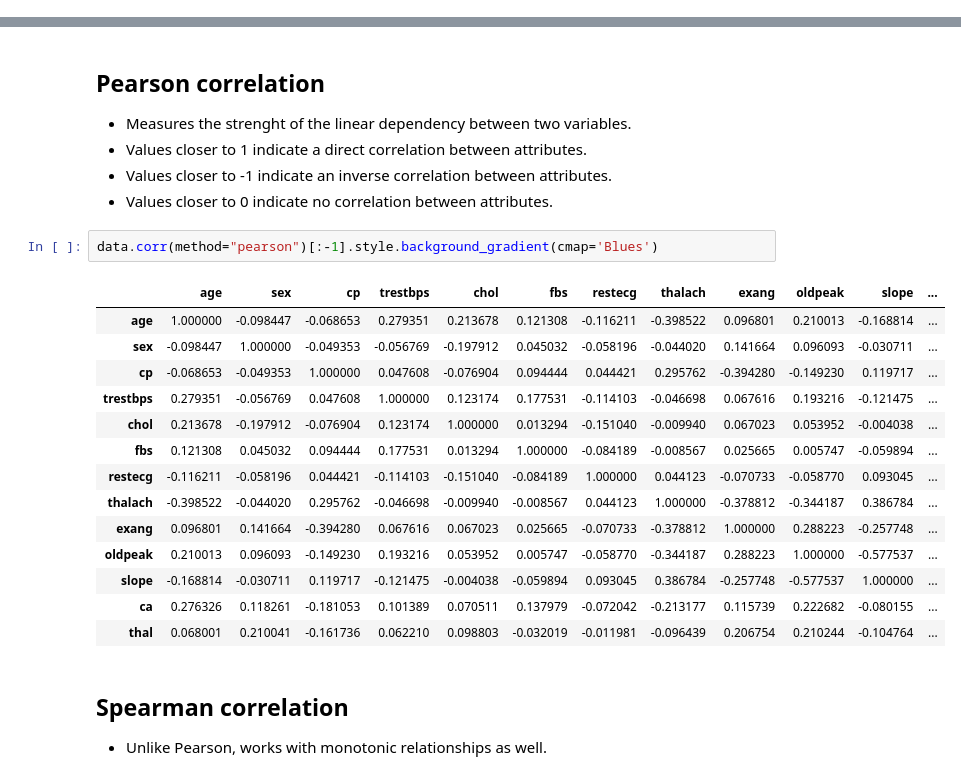
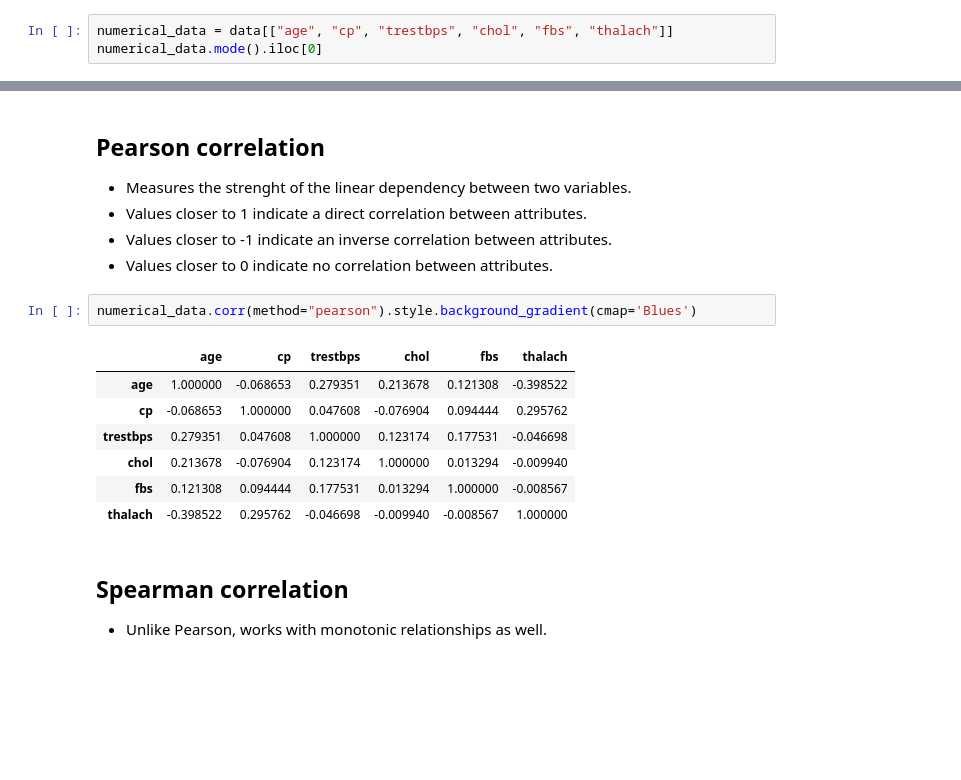
Before and after one commit to Amihaeseisergiu/Data-Mining, a Jupyter notebook: DM_hw1.ipynb, the cells around one changed output, grey strips where cells are left out. Saved outputs shown, nothing was run; the diff lists cells and outputs as text; blank space fills up the shorter version.

```diff
--- a/DM_hw1.ipynb
+++ b/DM_hw1.ipynb
@@ -90,0 +73,3 @@ Name: 0, dtype: float64
+# %%
+numerical_data = data[["age", "cp", "trestbps", "chol", "fbs", "thalach"]]
+numerical_data.mode().iloc[0]
@@ -241,22 +241,15 @@ for r in range(nrow):
  * Values closer to -1 indicate an inverse correlation between attributes.
  * Values closer to 0 indicate no correlation between attributes.
 # %%
-data.corr(method="pearson")[:-1].style.background_gradient(cmap='Blues')
+numerical_data.corr(method="pearson").style.background_gradient(cmap='Blues')
 # %% [output]
-|  | age | sex | cp | trestbps | chol | fbs | restecg | thalach | exang | oldpeak | slope | ... |
-| age | 1.000000 | -0.098447 | -0.068653 | 0.279351 | 0.213678 | 0.121308 | -0.116211 | -0.398522 | 0.096801 | 0.210013 | -0.168814 | ... |
-| sex | -0.098447 | 1.000000 | -0.049353 | -0.056769 | -0.197912 | 0.045032 | -0.058196 | -0.044020 | 0.141664 | 0.096093 | -0.030711 | ... |
-| cp | -0.068653 | -0.049353 | 1.000000 | 0.047608 | -0.076904 | 0.094444 | 0.044421 | 0.295762 | -0.394280 | -0.149230 | 0.119717 | ... |
-| trestbps | 0.279351 | -0.056769 | 0.047608 | 1.000000 | 0.123174 | 0.177531 | -0.114103 | -0.046698 | 0.067616 | 0.193216 | -0.121475 | ... |
-| chol | 0.213678 | -0.197912 | -0.076904 | 0.123174 | 1.000000 | 0.013294 | -0.151040 | -0.009940 | 0.067023 | 0.053952 | -0.004038 | ... |
-| fbs | 0.121308 | 0.045032 | 0.094444 | 0.177531 | 0.013294 | 1.000000 | -0.084189 | -0.008567 | 0.025665 | 0.005747 | -0.059894 | ... |
-| restecg | -0.116211 | -0.058196 | 0.044421 | -0.114103 | -0.151040 | -0.084189 | 1.000000 | 0.044123 | -0.070733 | -0.058770 | 0.093045 | ... |
-| thalach | -0.398522 | -0.044020 | 0.295762 | -0.046698 | -0.009940 | -0.008567 | 0.044123 | 1.000000 | -0.378812 | -0.344187 | 0.386784 | ... |
-| exang | 0.096801 | 0.141664 | -0.394280 | 0.067616 | 0.067023 | 0.025665 | -0.070733 | -0.378812 | 1.000000 | 0.288223 | -0.257748 | ... |
-| oldpeak | 0.210013 | 0.096093 | -0.149230 | 0.193216 | 0.053952 | 0.005747 | -0.058770 | -0.344187 | 0.288223 | 1.000000 | -0.577537 | ... |
-| slope | -0.168814 | -0.030711 | 0.119717 | -0.121475 | -0.004038 | -0.059894 | 0.093045 | 0.386784 | -0.257748 | -0.577537 | 1.000000 | ... |
-| ca | 0.276326 | 0.118261 | -0.181053 | 0.101389 | 0.070511 | 0.137979 | -0.072042 | -0.213177 | 0.115739 | 0.222682 | -0.080155 | ... |
-| thal | 0.068001 | 0.210041 | -0.161736 | 0.062210 | 0.098803 | -0.032019 | -0.011981 | -0.096439 | 0.206754 | 0.210244 | -0.104764 | ... |
+|  | age | cp | trestbps | chol | fbs | thalach |
+| age | 1.000000 | -0.068653 | 0.279351 | 0.213678 | 0.121308 | -0.398522 |
+| cp | -0.068653 | 1.000000 | 0.047608 | -0.076904 | 0.094444 | 0.295762 |
+| trestbps | 0.279351 | 0.047608 | 1.000000 | 0.123174 | 0.177531 | -0.046698 |
+| chol | 0.213678 | -0.076904 | 0.123174 | 1.000000 | 0.013294 | -0.009940 |
+| fbs | 0.121308 | 0.094444 | 0.177531 | 0.013294 | 1.000000 | -0.008567 |
+| thalach | -0.398522 | 0.295762 | -0.046698 | -0.009940 | -0.008567 | 1.000000 |
 # %% [markdown]
 ## Spearman correlation
  * Unlike Pearson, works with monotonic relationships as well.
```
Also changed, not shown: parts of 25 cells of this notebook.
